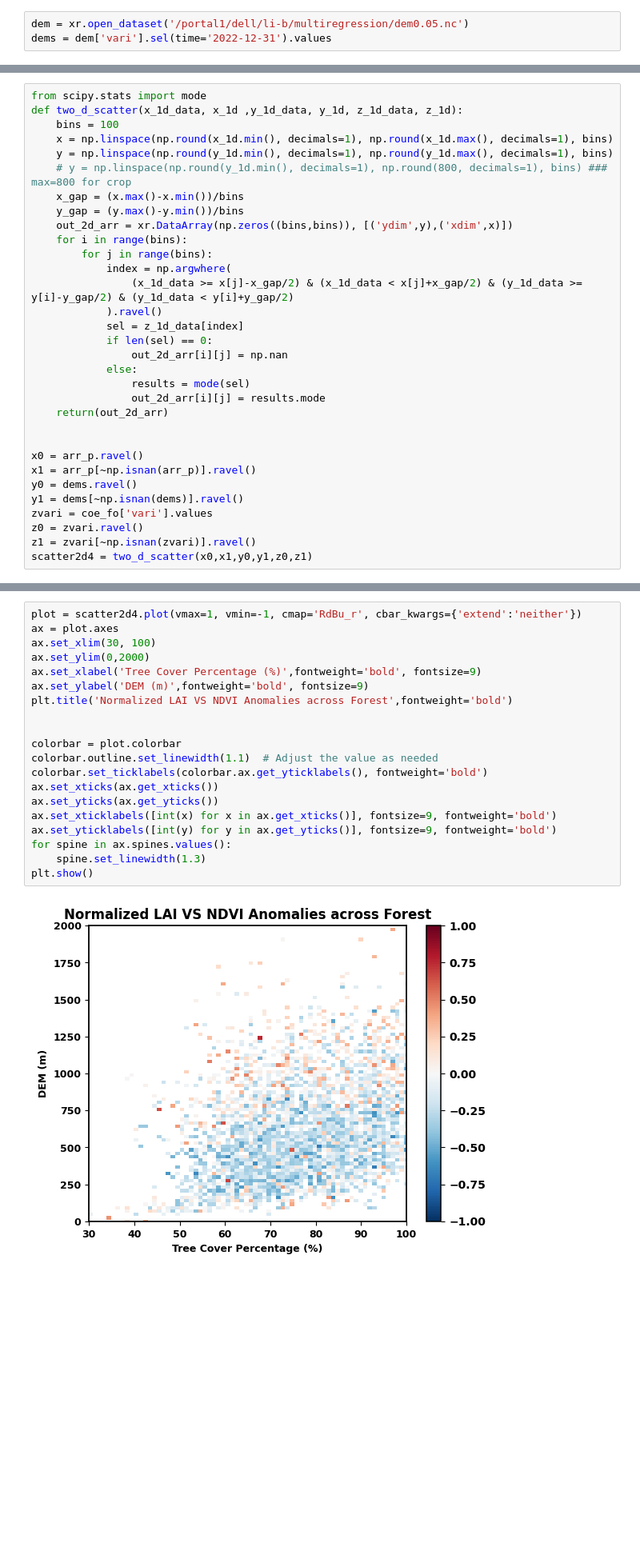
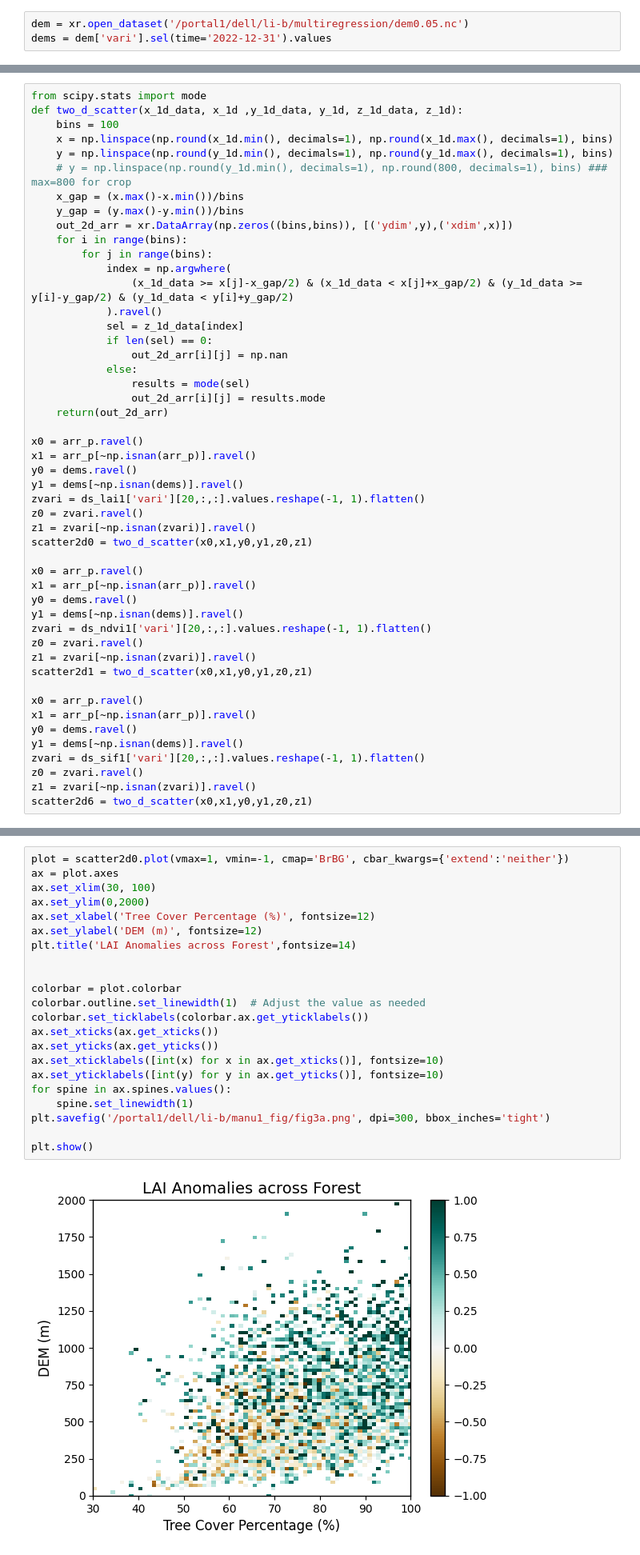
Before and after one commit to BaoniLi/Multivariables, a Jupyter notebook: 2Dspatial.ipynb, the cells around one changed output, grey strips where cells are left out. Shown at 80% size. Cells and saved outputs as stored; diff of their text form; blank space fills up the shorter version.

```diff
--- a/2Dspatial.ipynb
+++ b/2Dspatial.ipynb
@@ -564,12 +625,29 @@ def two_d_scatter(x_1d_data, x_1d ,y_1d_data, y_1d, z_1d_data, z_1d):
                 out_2d_arr[i][j] = results.mode
     return(out_2d_arr)
 
+x0 = arr_p.ravel()
+x1 = arr_p[~np.isnan(arr_p)].ravel()
+y0 = dems.ravel()
+y1 = dems[~np.isnan(dems)].ravel()
+zvari = ds_lai1['vari'][20,:,:].values.reshape(-1, 1).flatten()
+z0 = zvari.ravel()
+z1 = zvari[~np.isnan(zvari)].ravel()
+scatter2d0 = two_d_scatter(x0,x1,y0,y1,z0,z1)
 
 x0 = arr_p.ravel()
 x1 = arr_p[~np.isnan(arr_p)].ravel()
 y0 = dems.ravel()
 y1 = dems[~np.isnan(dems)].ravel()
-zvari = coe_fo['vari'].values
+zvari = ds_ndvi1['vari'][20,:,:].values.reshape(-1, 1).flatten()
 z0 = zvari.ravel()
 z1 = zvari[~np.isnan(zvari)].ravel()
-scatter2d4 = two_d_scatter(x0,x1,y0,y1,z0,z1)
+scatter2d1 = two_d_scatter(x0,x1,y0,y1,z0,z1)
+
+x0 = arr_p.ravel()
+x1 = arr_p[~np.isnan(arr_p)].ravel()
+y0 = dems.ravel()
+y1 = dems[~np.isnan(dems)].ravel()
+zvari = ds_sif1['vari'][20,:,:].values.reshape(-1, 1).flatten()
+z0 = zvari.ravel()
+z1 = zvari[~np.isnan(zvari)].ravel()
+scatter2d6 = two_d_scatter(x0,x1,y0,y1,z0,z1)
@@ -576,22 +704,24 @@ scatter2d4 = two_d_scatter(x0,x1,y0,y1,z0,z1)
 # %%
-plot = scatter2d4.plot(vmax=1, vmin=-1, cmap='RdBu_r', cbar_kwargs={'extend':'neither'})
+plot = scatter2d0.plot(vmax=1, vmin=-1, cmap='BrBG', cbar_kwargs={'extend':'neither'})
 ax = plot.axes
 ax.set_xlim(30, 100)
 ax.set_ylim(0,2000)
-ax.set_xlabel('Tree Cover Percentage (%)',fontweight='bold', fontsize=9)
-ax.set_ylabel('DEM (m)',fontweight='bold', fontsize=9)
-plt.title('Normalized LAI VS NDVI Anomalies across Forest',fontweight='bold')
+ax.set_xlabel('Tree Cover Percentage (%)', fontsize=12)
+ax.set_ylabel('DEM (m)', fontsize=12)
+plt.title('LAI Anomalies across Forest',fontsize=14)
 
 
 colorbar = plot.colorbar
-colorbar.outline.set_linewidth(1.1)  # Adjust the value as needed
-colorbar.set_ticklabels(colorbar.ax.get_yticklabels(), fontweight='bold')
+colorbar.outline.set_linewidth(1)  # Adjust the value as needed
+colorbar.set_ticklabels(colorbar.ax.get_yticklabels())
 ax.set_xticks(ax.get_xticks())
 ax.set_yticks(ax.get_yticks())
-ax.set_xticklabels([int(x) for x in ax.get_xticks()], fontsize=9, fontweight='bold')
-ax.set_yticklabels([int(y) for y in ax.get_yticks()], fontsize=9, fontweight='bold')
+ax.set_xticklabels([int(x) for x in ax.get_xticks()], fontsize=10)
+ax.set_yticklabels([int(y) for y in ax.get_yticks()], fontsize=10)
 for spine in ax.spines.values():
-    spine.set_linewidth(1.3)
+    spine.set_linewidth(1)
+plt.savefig('/portal1/dell/li-b/manu1_fig/fig3a.png', dpi=300, bbox_inches='tight')
+
 plt.show()
 # %% [output]
-[figure, old version]
+[figure, new version]
```
Also changed, not shown: parts of 39 cells of this notebook, 2 other files.
